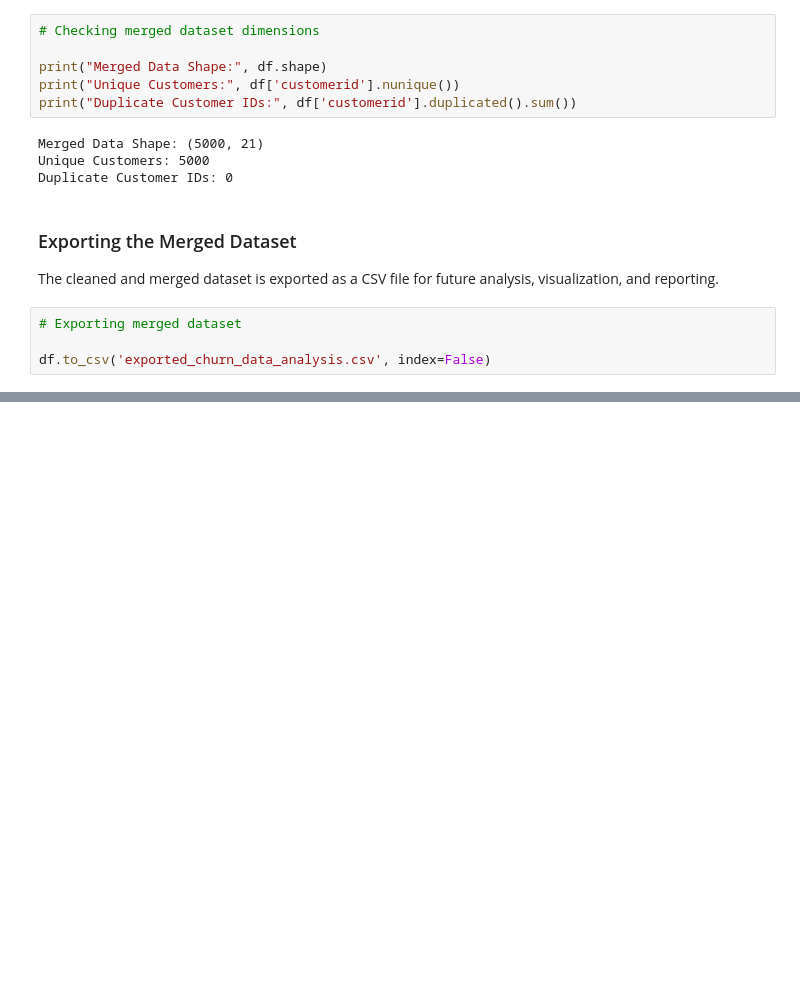
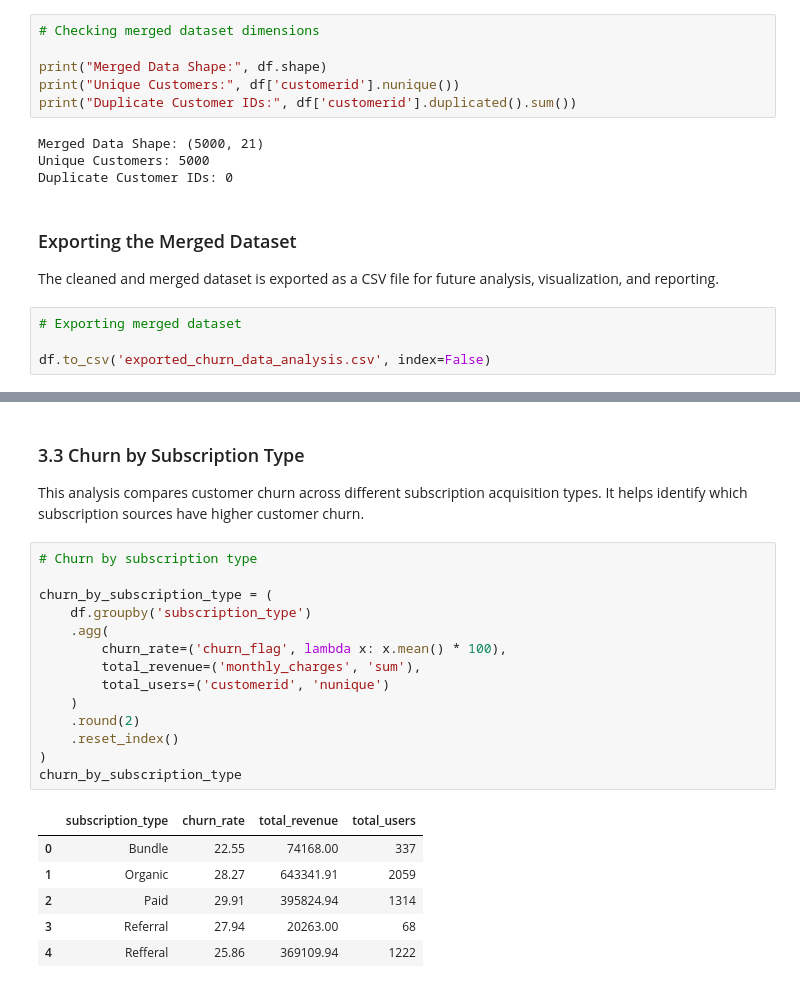
Before and after one commit to mazharakhtar05/Customer_Churn_Analysis, a Jupyter notebook: Customer_Churn_Analysis.ipynb, the cells around one changed output, grey strips where cells are left out. Saved outputs shown, nothing was run; the diff lists cells and outputs as text; blank space fills up the shorter version.

```diff
--- a/Customer_Churn_Analysis.ipynb
+++ b/Customer_Churn_Analysis.ipynb
@@ -565,0 +650,25 @@ df.to_csv('exported_churn_data_analysis.csv', index=False)
+# %% [markdown]
+### 3.3 Churn by Subscription Type
+
+This analysis compares customer churn across different subscription acquisition types. It helps identify which subscription sources have higher customer churn.
+# %%
+# Churn by subscription type
+
+churn_by_subscription_type = (
+    df.groupby('subscription_type')
+    .agg(
+        churn_rate=('churn_flag', lambda x: x.mean() * 100),
+        total_revenue=('monthly_charges', 'sum'),
+        total_users=('customerid', 'nunique')
+    )
+    .round(2)
+    .reset_index()
+)
+churn_by_subscription_type
+# %% [output]
+|  | subscription_type | churn_rate | total_revenue | total_users |
+| 0 | Bundle | 22.55 | 74168.00 | 337 |
+| 1 | Organic | 28.27 | 643341.91 | 2059 |
+| 2 | Paid | 29.91 | 395824.94 | 1314 |
+| 3 | Referral | 27.94 | 20263.00 | 68 |
+| 4 | Refferal | 25.86 | 369109.94 | 1222 |
```
Also changed, not shown: parts of 10 cells of this notebook.
